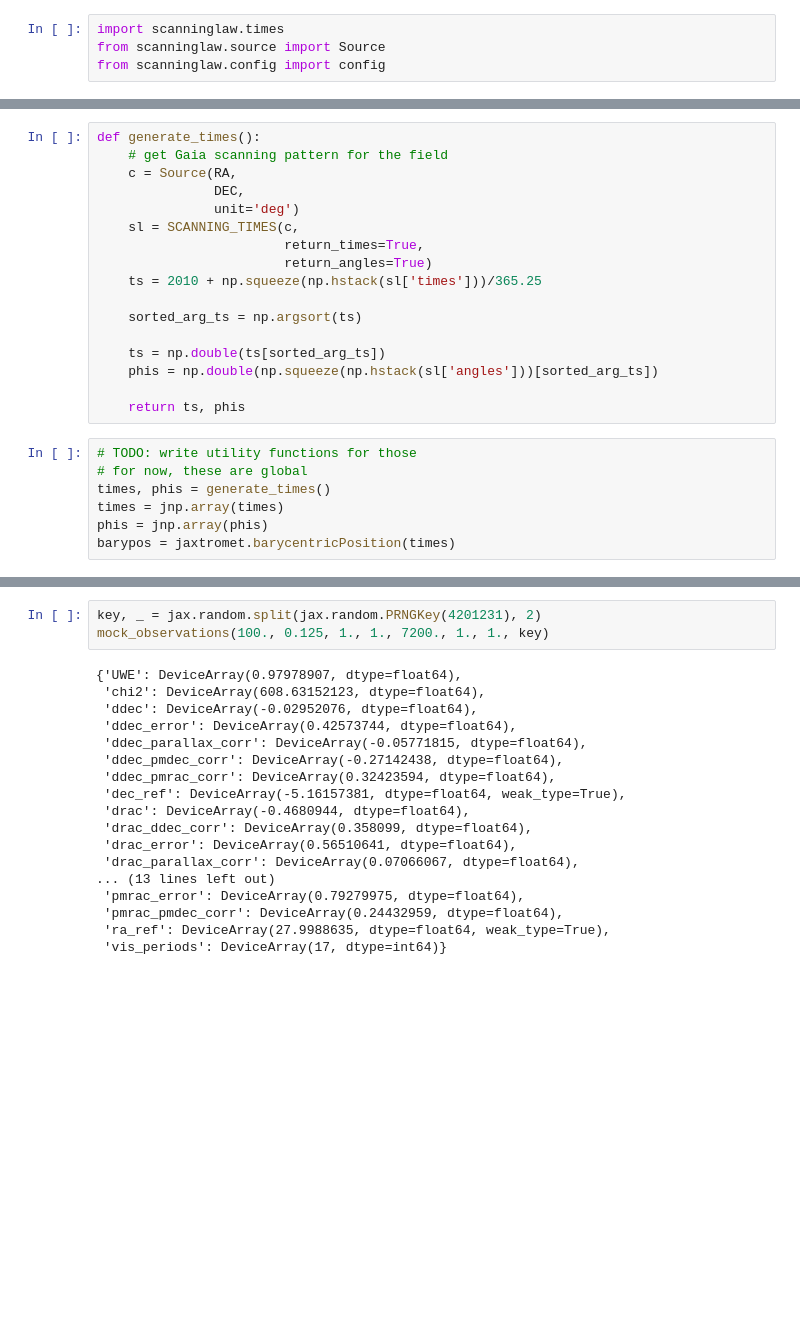
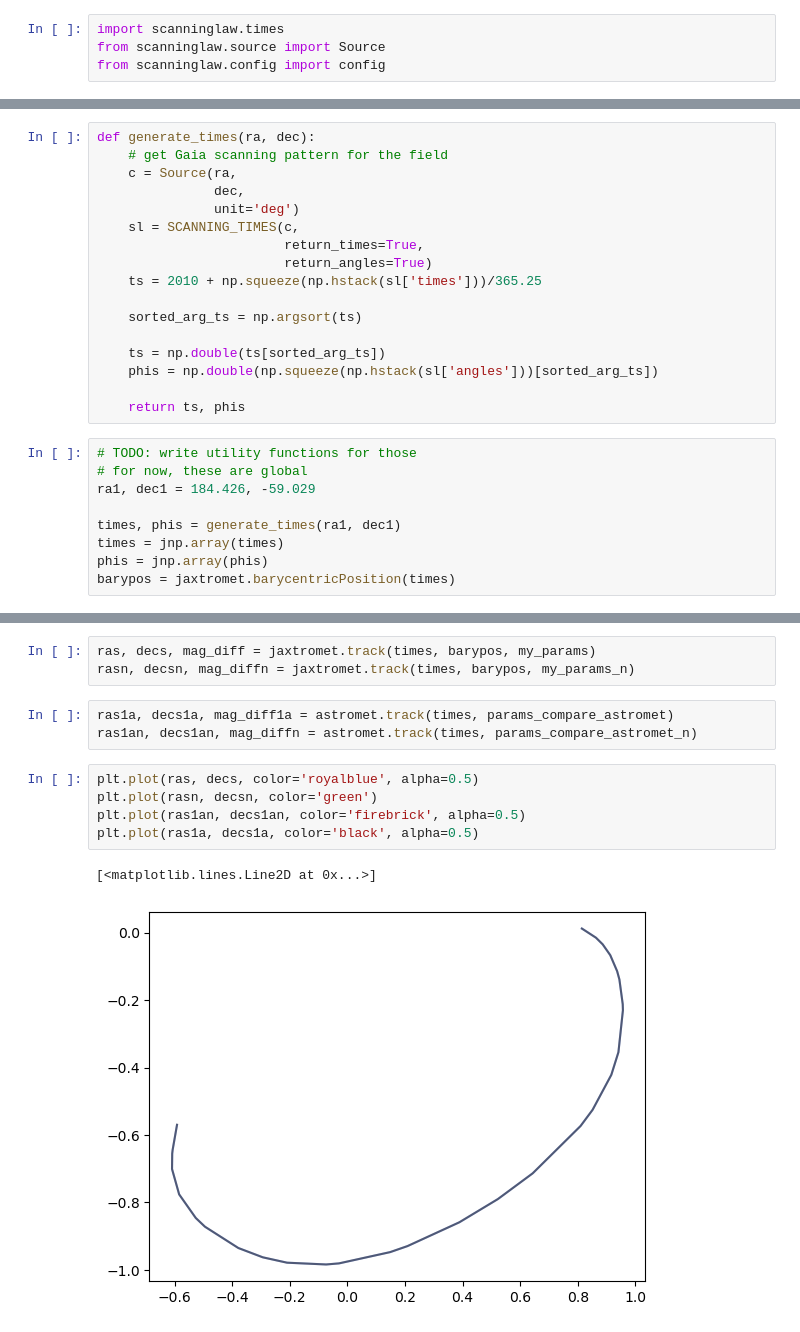
Before and after one commit to maja-jablonska/jaxtromet.py, a Jupyter notebook: QSO.ipynb, the cells around one changed output, grey strips where cells are left out. Cells and saved outputs as stored; diff of their text form; blank space fills up the shorter version.

```diff
--- a/QSO.ipynb
+++ b/QSO.ipynb
@@ -128,8 +312,8 @@ params
 # %%
-def generate_times():
+def generate_times(ra, dec):
     # get Gaia scanning pattern for the field
-    c = Source(RA,
-               DEC,
+    c = Source(ra,
+               dec,
                unit='deg')
     sl = SCANNING_TIMES(c,
                         return_times=True,
@@ -145,7 +329,9 @@ def generate_times():
 # %%
 # TODO: write utility functions for those
 # for now, these are global
-times, phis = generate_times()
+ra1, dec1 = 184.426, -59.029
+
+times, phis = generate_times(ra1, dec1)
 times = jnp.array(times)
 phis = jnp.array(phis)
 barypos = jaxtromet.barycentricPosition(times)
@@ -174,21 +338,14 @@ def mock_observations(mass_lens: jnp.float32,
-# %%
-key, _ = jax.random.split(jax.random.PRNGKey(4201231), 2)
-mock_observations(100., 0.125, 1., 1., 7200., 1., 1., key)
-# %% [output]
-{'UWE': DeviceArray(0.97978907, dtype=float64),
- 'chi2': DeviceArray(608.63152123, dtype=float64),
- 'ddec': DeviceArray(-0.02952076, dtype=float64),
- 'ddec_error': DeviceArray(0.42573744, dtype=float64),
- 'ddec_parallax_corr': DeviceArray(-0.05771815, dtype=float64),
- 'ddec_pmdec_corr': DeviceArray(-0.27142438, dtype=float64),
- 'ddec_pmrac_corr': DeviceArray(0.32423594, dtype=float64),
- 'dec_ref': DeviceArray(-5.16157381, dtype=float64, weak_type=True),
- 'drac': DeviceArray(-0.4680944, dtype=float64),
- 'drac_ddec_corr': DeviceArray(0.358099, dtype=float64),
- 'drac_error': DeviceArray(0.56510641, dtype=float64),
- 'drac_parallax_corr': DeviceArray(0.07066067, dtype=float64),
-... (13 lines left out)
- 'pmrac_error': DeviceArray(0.79279975, dtype=float64),
- 'pmrac_pmdec_corr': DeviceArray(0.24432959, dtype=float64),
- 'ra_ref': DeviceArray(27.9988635, dtype=float64, weak_type=True),
- 'vis_periods': DeviceArray(17, dtype=int64)}
+# %%
+ras, decs, mag_diff = jaxtromet.track(times, barypos, my_params)
+rasn, decsn, mag_diffn = jaxtromet.track(times, barypos, my_params_n)
+# %%
+ras1a, decs1a, mag_diff1a = astromet.track(times, params_compare_astromet)
+ras1an, decs1an, mag_diffn = astromet.track(times, params_compare_astromet_n)
+# %%
+plt.plot(ras, decs, color='royalblue', alpha=0.5)
+plt.plot(rasn, decsn, color='green')
+plt.plot(ras1an, decs1an, color='firebrick', alpha=0.5)
+plt.plot(ras1a, decs1a, color='black', alpha=0.5)
+# %% [output]
+[<matplotlib.lines.Line2D at 0x...>]
+[figure, added]
```
Also changed, not shown: parts of 33 cells of this notebook.
